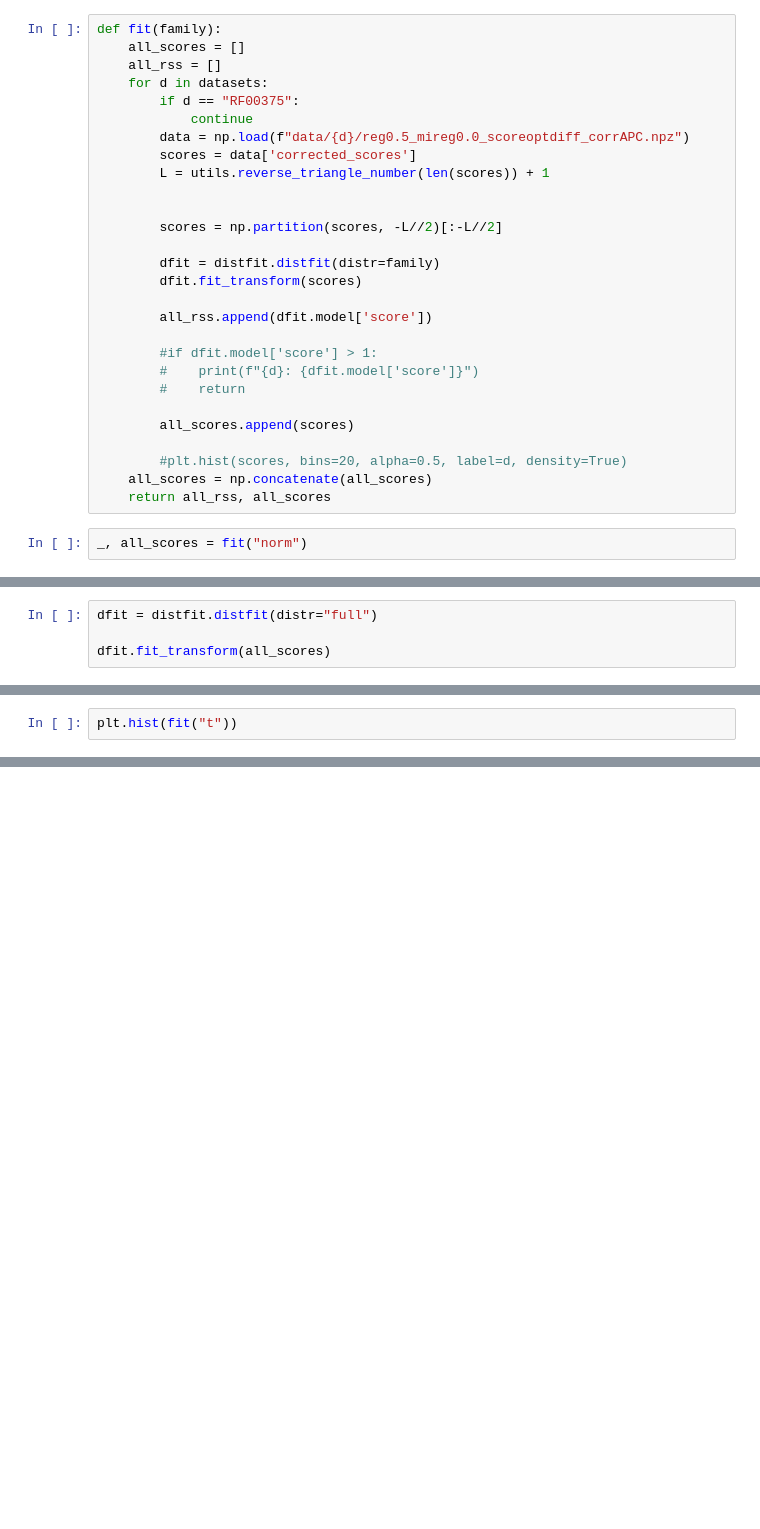
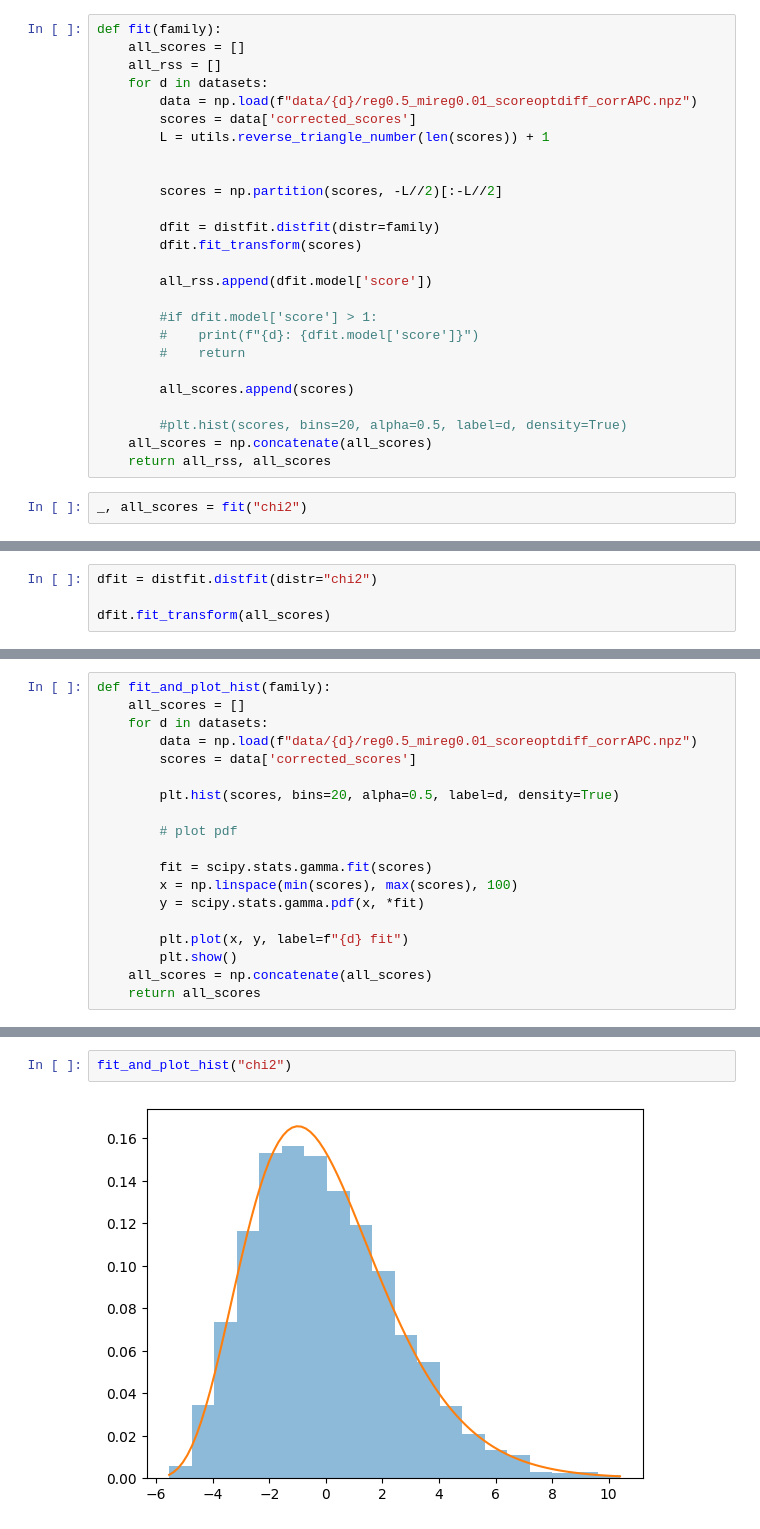
Before and after one commit to soedinglab/phylo_score, a Jupyter notebook: benchmark/distr.ipynb, the cells around one changed output, grey strips where cells are left out. Cells and saved outputs as stored; diff of their text form; blank space fills up the shorter version.

```diff
--- a/benchmark/distr.ipynb
+++ b/benchmark/distr.ipynb
@@ -11,9 +12,7 @@ def fit(family):
     all_scores = []
     all_rss = []
     for d in datasets:
-        if d == "RF00375":
-            continue
-        data = np.load(f"data/{d}/reg0.5_mireg0.0_scoreoptdiff_corrAPC.npz")
+        data = np.load(f"data/{d}/reg0.5_mireg0.01_scoreoptdiff_corrAPC.npz")
         scores = data['corrected_scores']
         L = utils.reverse_triangle_number(len(scores)) + 1
 
@@ -35,5 +34,5 @@ def fit(family):
     all_scores = np.concatenate(all_scores)
     return all_rss, all_scores
 # %%
-_, all_scores = fit("norm")
+_, all_scores = fit("chi2")
 # %% [output]
@@ -57,5 +56,5 @@ _, all_scores = fit("norm")
 # %%
-dfit = distfit.distfit(distr="full")
+dfit = distfit.distfit(distr="chi2")
 
 dfit.fit_transform(all_scores)
 # %% [output]
@@ -96,2 +100,19 @@ dfit.fit_transform(all_scores)
 # %%
-plt.hist(fit("t"))
+def fit_and_plot_hist(family):
+    all_scores = []
+    for d in datasets:
+        data = np.load(f"data/{d}/reg0.5_mireg0.01_scoreoptdiff_corrAPC.npz")
+        scores = data['corrected_scores']
+
+        plt.hist(scores, bins=20, alpha=0.5, label=d, density=True)
+
+        # plot pdf
+
+        fit = scipy.stats.gamma.fit(scores)
+        x = np.linspace(min(scores), max(scores), 100)
+        y = scipy.stats.gamma.pdf(x, *fit)
+
+        plt.plot(x, y, label=f"{d} fit")
+        plt.show()
+    all_scores = np.concatenate(all_scores)
+    return all_scores
@@ -121,0 +119,4 @@ plt.hist(fit("t"))
+# %%
+fit_and_plot_hist("chi2")
+# %% [output]
+[figure, added]
```
Also changed, not shown: parts of 7 cells of this notebook, 7 other files.
